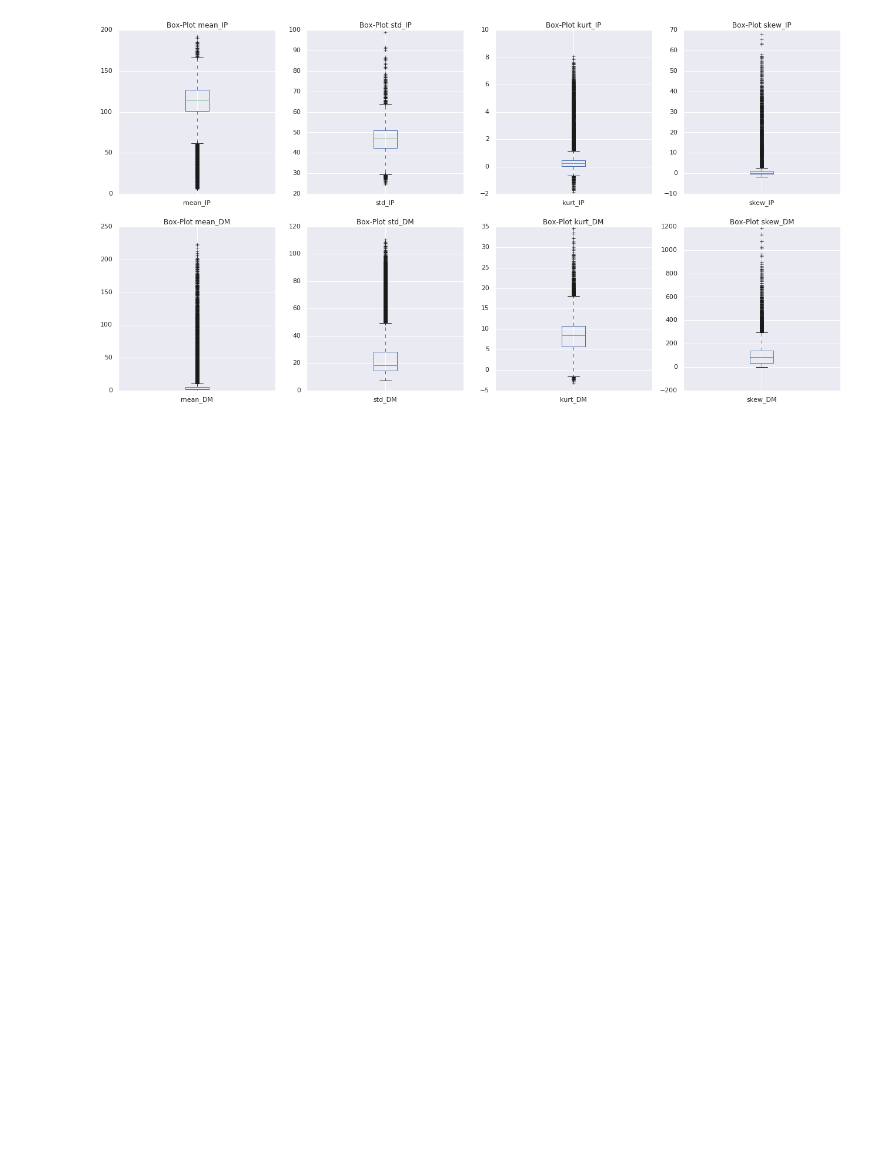
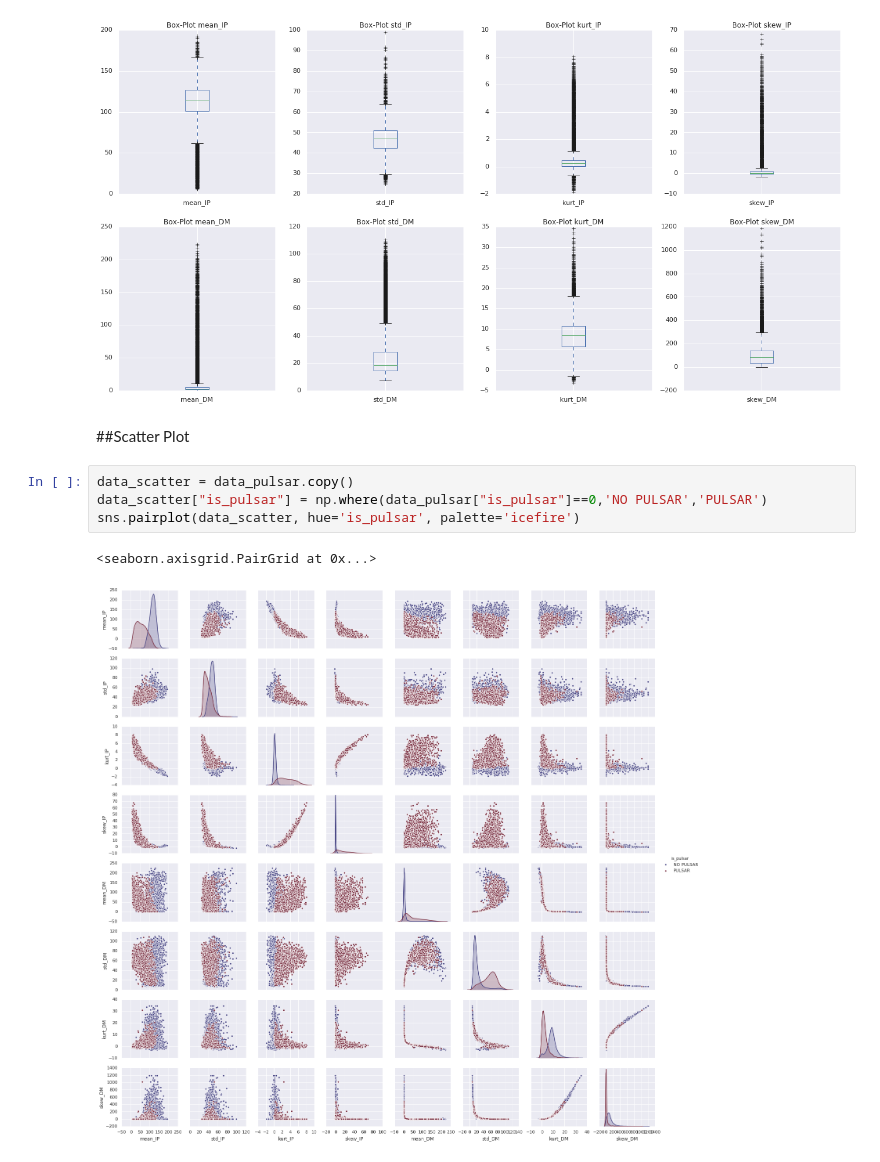
Before and after one commit to MrCycler/ML_PULSAR_CLASSIFICATION_PROJECT, a Jupyter notebook: PREPROCESAMIENTO DE DATA/Pre-visualización de datos.ipynb, the cells around one changed output. Drawn from its saved outputs; the diff is of its cells as text; blank space fills up the shorter version.

Commit message:
Scatter Plot, Min-Max Scaling

```diff
--- a/PREPROCESAMIENTO DE DATA/Pre-visualización de datos.ipynb
+++ b/PREPROCESAMIENTO DE DATA/Pre-visualización de datos.ipynb
@@ -213,3 +215,12 @@ plt.title("Box-Plot skew_DM")
 data_pulsar["skew_DM"].plot.box();
 # %% [output]
 [figure]
+# %% [markdown]
+##Scatter Plot
+# %%
+data_scatter = data_pulsar.copy()
+data_scatter["is_pulsar"] = np.where(data_pulsar["is_pulsar"]==0,'NO PULSAR','PULSAR')
+sns.pairplot(data_scatter, hue='is_pulsar', palette='icefire')
+# %% [output]
+<seaborn.axisgrid.PairGrid at 0x...>
+[figure, added]
```
Also changed, not shown: parts of 6 cells of this notebook, 4 other files.
